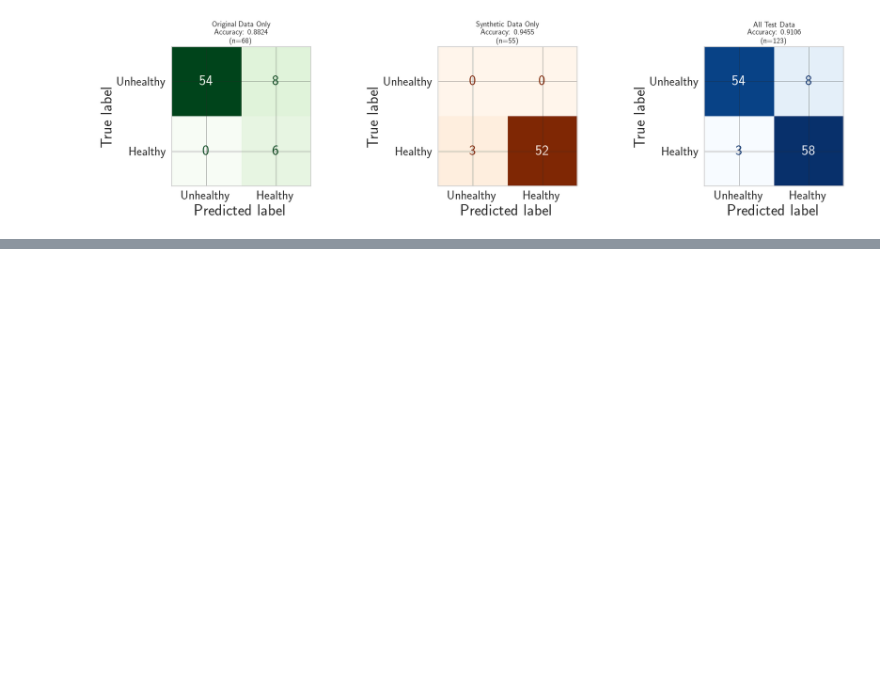
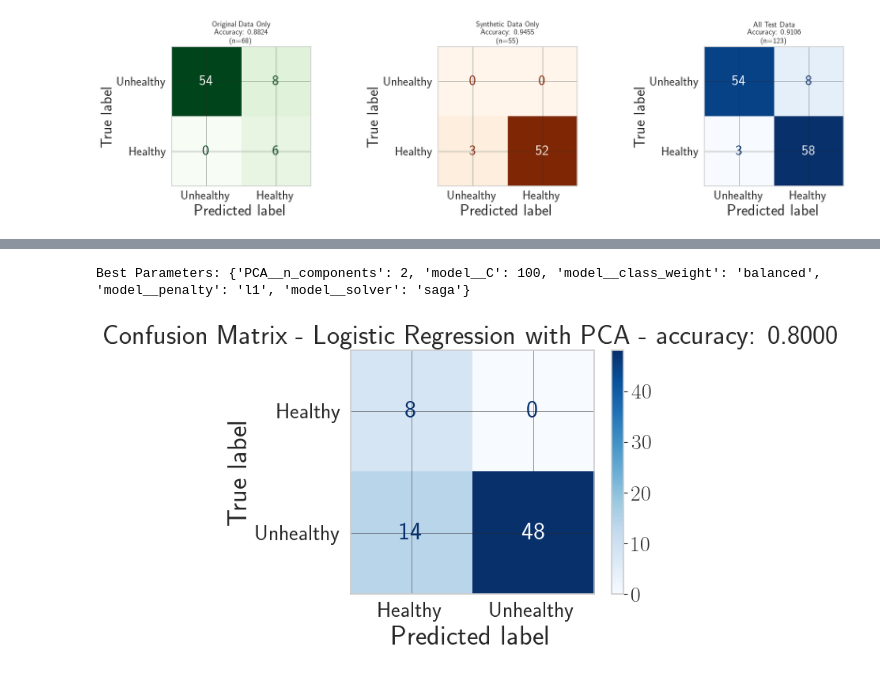
Before and after one commit to RicardoLoperaV/DiPreSi, a Jupyter notebook: Balanceo/Clasification/df2_Class_Balance.ipynb, the cells around one changed output, grey strips where cells are left out. Drawn from its saved outputs; the diff is of its cells as text; code cells hidden in the pictures; blank space fills up the shorter version.

```diff
--- a/Balanceo/Clasification/df2_Class_Balance.ipynb
+++ b/Balanceo/Clasification/df2_Class_Balance.ipynb
@@ -272,0 +275,7 @@ plt.show()
+# %%
+# Make a new column 'Health_Status' based on 'Tratamiento'
+df_HvsUnH = df2.copy()
+
+df_HvsUnH['Health_Status'] = df_HvsUnH['Tratamiento'].apply(lambda x: 'Healthy' if x == 'Control' else 'Unhealthy')
+
+df_HvsUnH.head()
@@ -272,0 +290,12 @@ plt.show()
+# %%
+# data treatment
+
+# Data preparation for model production
+df_X = df_HvsUnH.drop(columns=['Health_Status'])
+
+X = df_X.iloc[:, 3:].values
+
+y = df_HvsUnH['Health_Status'].values
+
+#split the data into training and testing sets
+X_train, X_test, y_train, y_test = train_test_split(X, y, test_size=0.3, random_state=42, stratify=y)
@@ -272,0 +358,16 @@ plt.show()
+# %%
+# Parameter for the best model found
+best_params = grid_search.best_params_
+print("Best Parameters:", best_params)
+# %% [output]
+Best Parameters: {'PCA__n_components': 2, 'model__C': 100, 'model__class_weight': 'balanced', 'model__penalty': 'l1', 'model__solver': 'saga'}
+# %%
+cm = confusion_matrix(y_test, y_pred_best)
+disp = ConfusionMatrixDisplay(confusion_matrix=cm, display_labels=best_model.classes_)
+# Display the confusion matrix
+disp.plot(cmap='Blues')
+plt.title(f'Confusion Matrix - Logistic Regression with PCA - accuracy: {accuracy_score(y_test, y_pred_best):.4f}')
+plt.tight_layout()
+plt.show()
+# %% [output]
+[figure, added]
```
Also changed, not shown: parts of 4 cells of this notebook, 13 other files.
